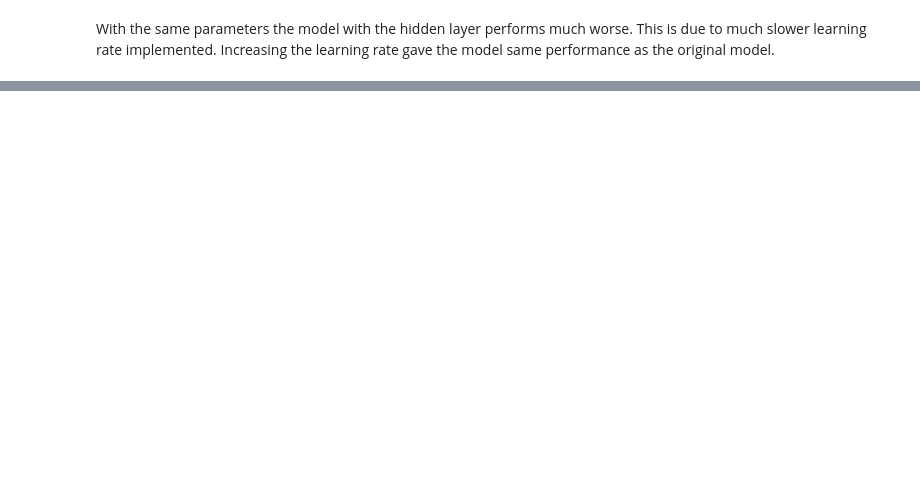
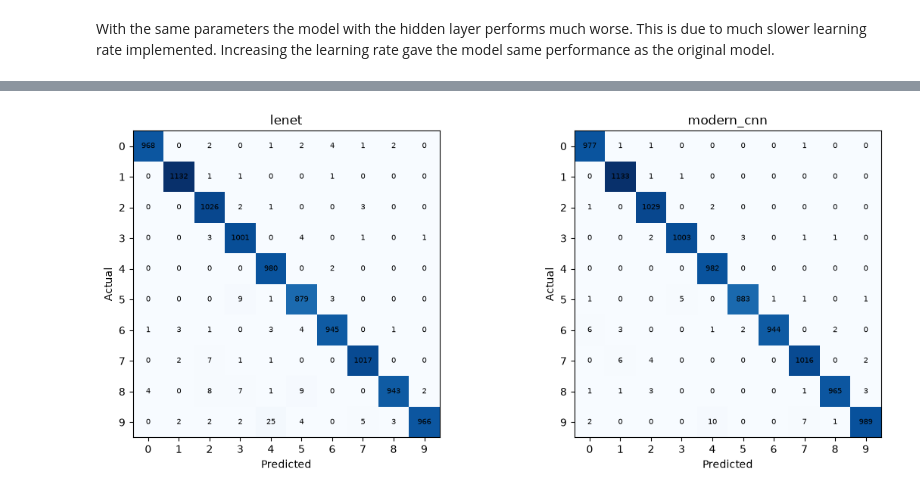
Before and after one commit to NileshAm/EN3160-Image-Processing-and-Machine-Vision, a Jupyter notebook: A03/main.ipynb, the cells around one changed output, grey strips where cells are left out. Cells and saved outputs as stored; diff of their text form; code cells hidden in the pictures; blank space fills up the shorter version.

```diff
--- a/A03/main.ipynb
+++ b/A03/main.ipynb
@@ -332,0 +456,3 @@ With the same parameters the model with the hidden layer performs much worse. Th
+# %%
+results = {}
+confusions = {}
@@ -332,0 +614,21 @@ With the same parameters the model with the hidden layer performs much worse. Th
+# %%
+fig, axes = plt.subplots(1, 2, figsize=(12, 5))
+
+for ax, (name, cm) in zip(axes, confusions.items()):
+    ax.imshow(cm, cmap="Blues")
+
+    for i in range(10):
+        for j in range(10):
+            ax.text(j, i, str(cm[i, j]),
+                    ha="center", va="center", fontsize=7)
+
+    ax.set_title(name)
+    ax.set_xlabel("Predicted")
+    ax.set_ylabel("Actual")
+    ax.set_xticks(range(10))
+    ax.set_yticks(range(10))
+
+plt.tight_layout()
+plt.show()
+# %% [output]
+[figure, added]
```
Also changed, not shown: parts of 15 cells of this notebook, 8 other files.
